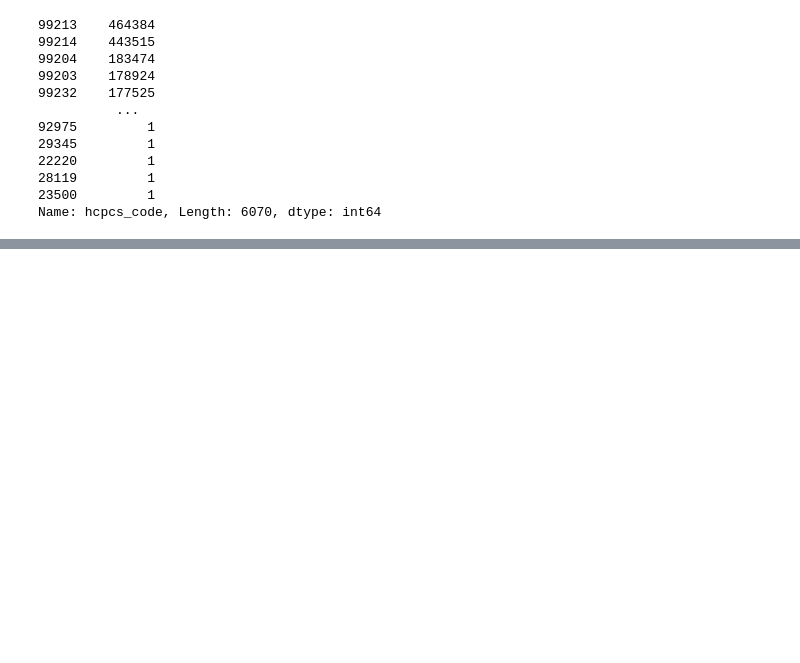
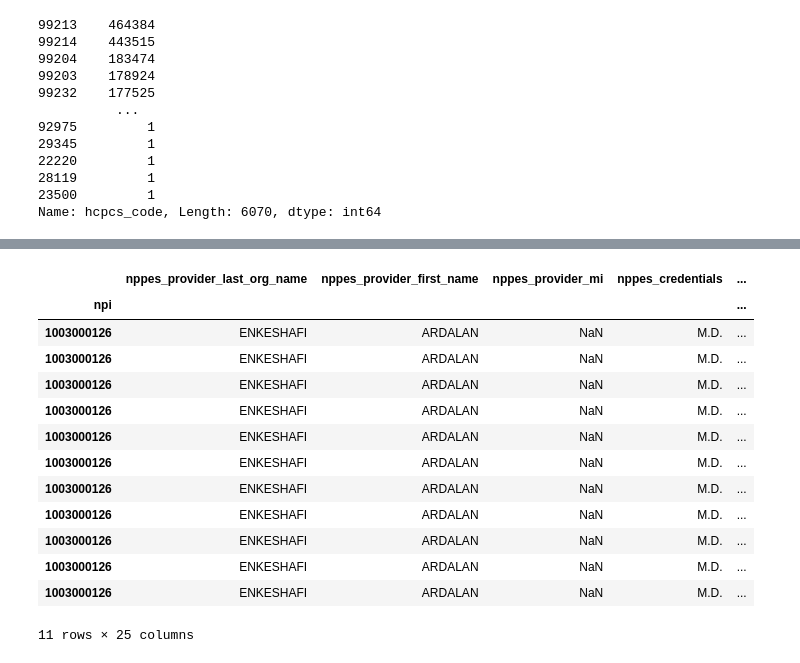
Before and after one commit to nancyruya/R-projects, a Jupyter notebook: Homebased_care/API/pandas-1.ipynb, the cells around one changed output, grey strips where cells are left out. Cells and saved outputs as stored; diff of their text form; code cells hidden in the pictures; blank space fills up the shorter version.

```diff
--- a/Homebased_care/API/pandas-1.ipynb
+++ b/Homebased_care/API/pandas-1.ipynb
@@ -62,0 +156,17 @@ TypeError: unsupported operand type(s) for &: 'str' and 'str'
+# %%
+df.loc[1003000126]
+# %% [output]
+|  | nppes_provider_last_org_name | nppes_provider_first_name | nppes_provider_mi | nppes_credentials | ... |
+| npi |  |  |  |  | ... |
+| 1003000126 | ENKESHAFI | ARDALAN | NaN | M.D. | ... |
+| 1003000126 | ENKESHAFI | ARDALAN | NaN | M.D. | ... |
+| 1003000126 | ENKESHAFI | ARDALAN | NaN | M.D. | ... |
+| 1003000126 | ENKESHAFI | ARDALAN | NaN | M.D. | ... |
+| 1003000126 | ENKESHAFI | ARDALAN | NaN | M.D. | ... |
+| 1003000126 | ENKESHAFI | ARDALAN | NaN | M.D. | ... |
+| 1003000126 | ENKESHAFI | ARDALAN | NaN | M.D. | ... |
+| 1003000126 | ENKESHAFI | ARDALAN | NaN | M.D. | ... |
+| 1003000126 | ENKESHAFI | ARDALAN | NaN | M.D. | ... |
+| 1003000126 | ENKESHAFI | ARDALAN | NaN | M.D. | ... |
+| 1003000126 | ENKESHAFI | ARDALAN | NaN | M.D. | ... |
+11 rows × 25 columns
```
Also changed, not shown: parts of 48 cells of this notebook.
